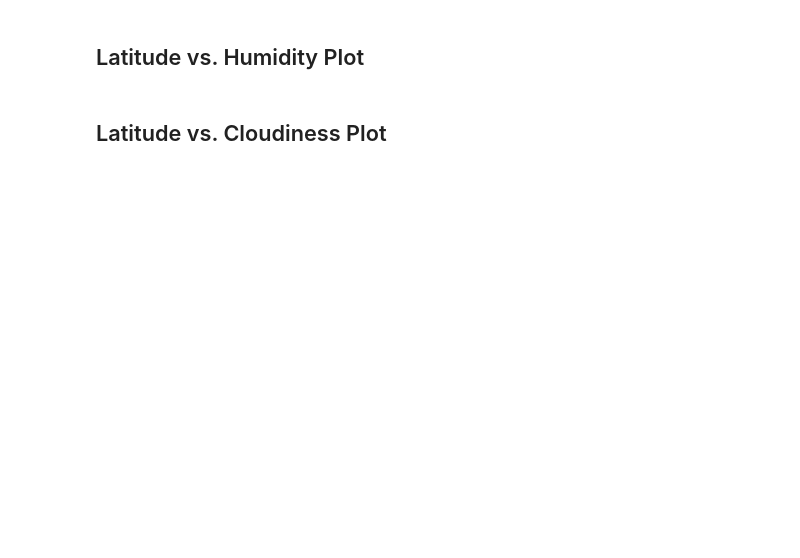
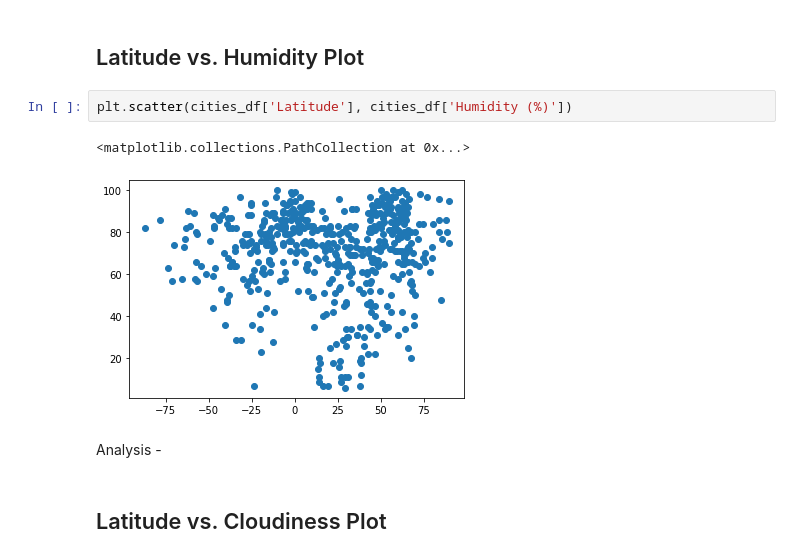
Before and after one commit to harikapeddi/Weather-Python-API, a Jupyter notebook: WeatherPy/WeatherPy.ipynb, the cells around one changed output. Saved outputs shown, nothing was run; the diff lists cells and outputs as text; blank space fills up the shorter version.

```diff
--- a/WeatherPy/WeatherPy.ipynb
+++ b/WeatherPy/WeatherPy.ipynb
@@ -259,4 +241,11 @@ Skip this step if there are no cities that have humidity > 100%.
 # %% [markdown]
 ## Latitude vs. Humidity Plot
+# %%
+plt.scatter(cities_df['Latitude'], cities_df['Humidity (%)'])
+# %% [output]
+<matplotlib.collections.PathCollection at 0x...>
+[figure, added]
+# %% [markdown]
+Analysis -
 # %% [markdown]
 ## Latitude vs. Cloudiness Plot
```
Also changed, not shown: parts of 43 cells of this notebook, 1 other file.
